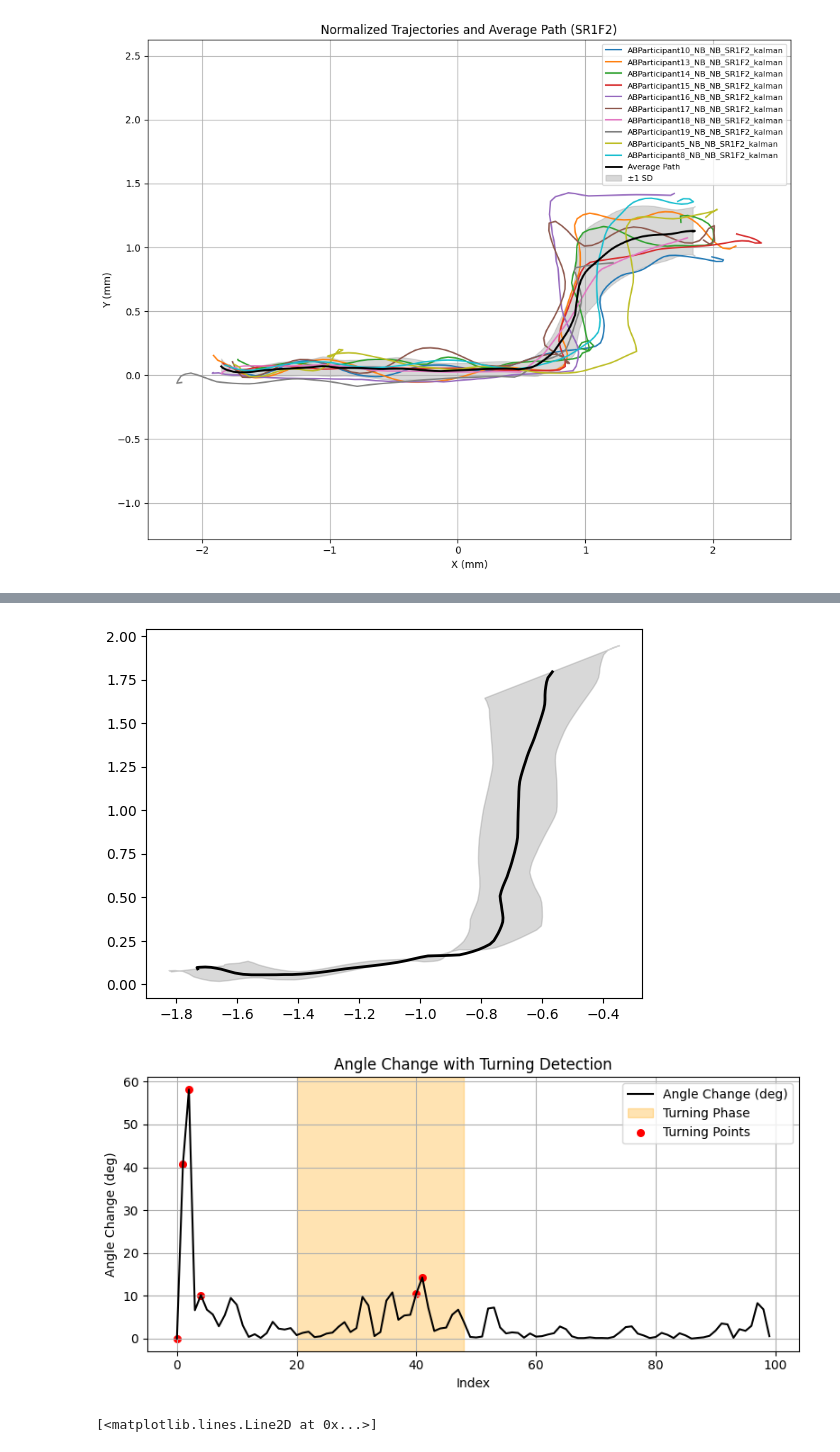
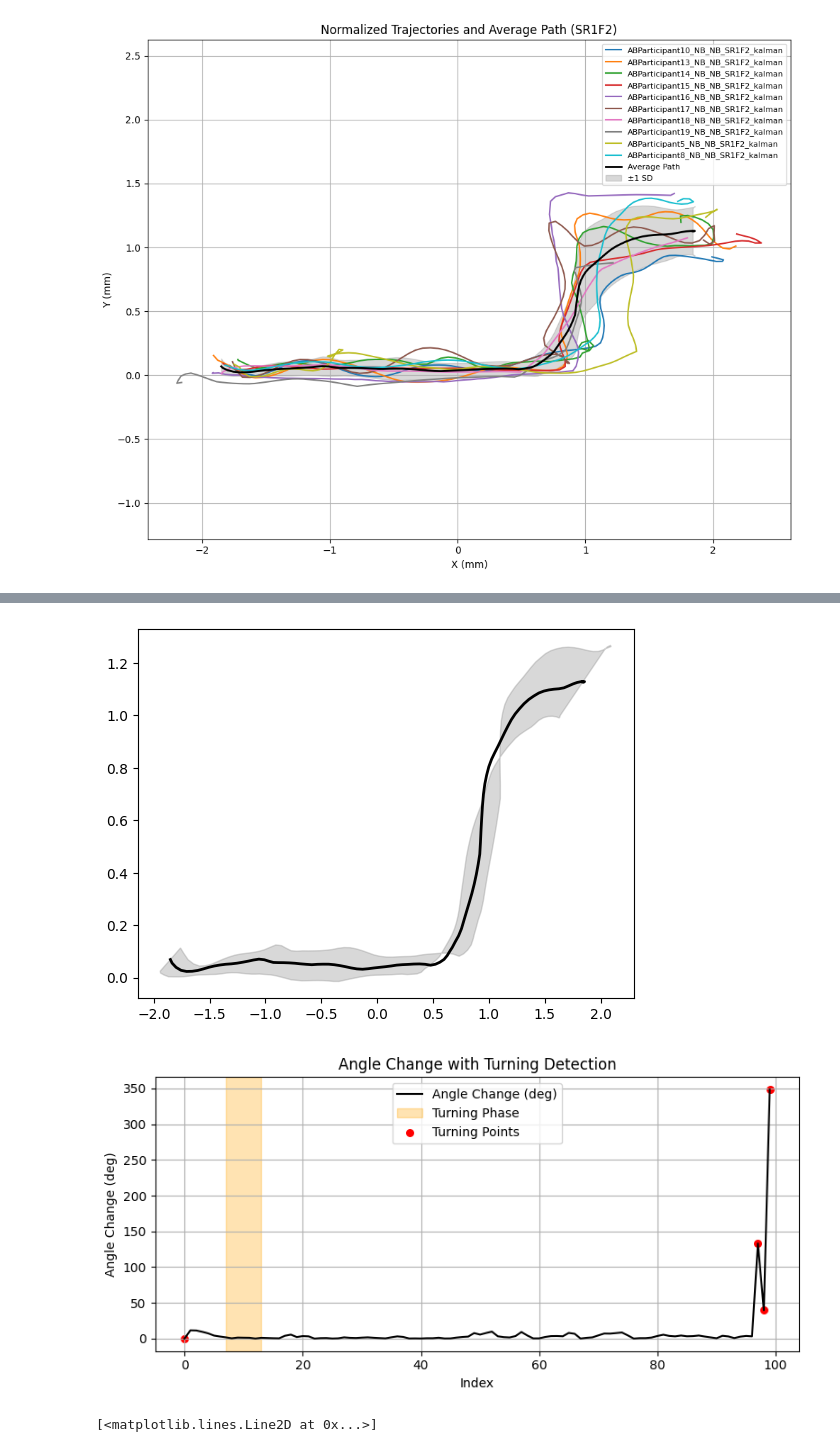
Before and after one commit to KylerHong/MoCap, a Jupyter notebook: MoCap.ipynb, the cells around one changed output, grey strips where cells are left out. Saved outputs shown, nothing was run; the diff lists cells and outputs as text; code cells hidden in the pictures.

```diff
--- a/MoCap.ipynb
+++ b/MoCap.ipynb
@@ -630,8 +630,9 @@ import numpy as np
 
 # === Load the average reference path for a given path_id ===
 save_dir = r"D:\Box Sync\00_BEAR_Lab\Projects\Kyler(Kihun) Hong\2nd_Braille Display\Final Participant Data\AB Participants\KalmanFiltered\Normalized"
+mac_dir = r"/Users/hongki/Box Sync/00_BEAR_Lab/Projects/Kyler(Kihun) Hong/2nd_Braille Display/Final Participant Data/AB Participants/KalmanFiltered/Normalized"
 
-average_csv_files = sorted([f for f in glob.glob(os.path.join(save_dir, "average_reference_path_*.csv"))])
+average_csv_files = sorted([f for f in glob.glob(os.path.join(mac_dir, "average_reference_path_*.csv"))])
 
 plt.figure(figsize=(10, 8))
 
@@ -641,6 +642,7 @@ plt.figure(figsize=(10, 8))
 #     plt.plot(df['X'], df['Y'], linewidth=1.2, label=label)
 
 # === Plot average path with 2D confidence envelope ===
+
 if len(average_csv_files) == 0:
     print("No average reference path found.")
 else:
@@ -701,7 +703,8 @@ normalized_trajectories = []
 
 save_dir = r"D:\Box Sync\00_BEAR_Lab\Projects\Kyler(Kihun) Hong\2nd_Braille Display\Final Participant Data\AB Participants\KalmanFiltered\Normalized"
 
-average_csv_files = sorted([f for f in glob.glob(os.path.join(save_dir, "average_reference_path_*.csv"))])
+average_csv_files = sorted([f for f in glob.glob(os.path.join(mac_dir, "average_reference_path_*.csv"))])
+
 
 for avg_file in average_csv_files:
     path_id = os.path.basename(avg_file).replace("average_reference_path_", "").replace(".csv", "")
@@ -769,11 +772,11 @@ for csv_file in csv_files:
 # %%
 save_dir = r"D:\Box Sync\00_BEAR_Lab\Projects\Kyler(Kihun) Hong\2nd_Braille Display\Final Participant Data\AB Participants\KalmanFiltered\Normalized"
 
-average_csv_files = sorted([f for f in glob.glob(os.path.join(save_dir, "average_reference_path_*.csv"))])
+average_csv_files = sorted([f for f in glob.glob(os.path.join(mac_dir, "average_reference_path_*.csv"))])
 
 for avg_file in average_csv_files:
     path_id = os.path.basename(avg_file).replace("average_reference_path_", "").replace(".csv", "")
-    if path_id == "1R":
+    if path_id == "SR1F2":
         avg_df = pd.read_csv(avg_file)
         upper_x = avg_df['X_CI_upper'].values
         upper_y = avg_df['Y_CI_upper'].values
@@ -902,11 +905,11 @@ plt.show()
 # %%
 save_dir = r"D:\Box Sync\00_BEAR_Lab\Projects\Kyler(Kihun) Hong\2nd_Braille Display\Final Participant Data\AB Participants\KalmanFiltered\Normalized"
 
-average_csv_files = sorted([f for f in glob.glob(os.path.join(save_dir, "average_reference_path_*.csv"))])
+average_csv_files = sorted([f for f in glob.glob(os.path.join(mac_dir, "average_reference_path_*.csv"))])
 
 for avg_file in average_csv_files:
     path_id = os.path.basename(avg_file).replace("average_reference_path_", "").replace(".csv", "")
-    if path_id == "1R":
+    if path_id == "SR1F2":
         avg_df = pd.read_csv(avg_file)
         upper_x = avg_df['X_CI_upper'].values
         upper_y = avg_df['Y_CI_upper'].values
@@ -920,7 +923,7 @@ for avg_file in average_csv_files:
         plt.plot(avg_df['X_mean'], avg_df['Y_mean'], color='black', linewidth=2, label=f'{path_id} Avg Path')
 
 
-def compute_two_turning_points(x, y, angle_threshold_deg=10):
+def compute_two_turning_points(x, y, angle_threshold_deg=10, min_turn_duration=5):
     dx = np.gradient(x)
     dy = np.gradient(y)
     angles = np.arctan2(dy, dx)
@@ -933,23 +936,43 @@ def compute_two_turning_points(x, y, angle_threshold_deg=10):
     # Turning onset: where angle change exceeds threshold
     onset_candidates = np.where(angle_change > angle_threshold_deg)[0]
     turning_onset = onset_candidates[0] if len(onset_candidates) > 0 else 0
+    turning_indices = []
+    for i in range(len(angle_change) - min_turn_duration):
+        window = angle_change[i:i + min_turn_duration]
+        if np.all(np.abs(window) > angle_threshold_deg / min_turn_duration):
+            turning_indices.append(i)
 
-    # Turning apex (peak curvature)
-    ddx = np.gradient(dx)
-    ddy = np.gradient(dy)
-    curvature = np.abs(dx * ddy - dy * ddx) / (dx**2 + dy**2)**1.5
-    curvature[np.isnan(curvature)] = 0
-    turning_apex = np.argmax(curvature)
+    # Step 5: Extract two turning points (start of 1st and 2nd turn regions)
+    turning_onsets = []
+    if turning_indices:
+        turning_onsets.append(turning_indices[0])
+        for idx in turning_indices:
+            if idx - turning_onsets[-1] > min_turn_duration:
+                turning_onsets.append(idx)
+                break
 
     return {
-        "onset_index": turning_onset,
-        "onset_point": (x[turning_onset], y[turning_onset]),
-        "apex_index": turning_apex,
-        "apex_point": (x[turning_apex], y[turning_apex]),
-        "angle_deg": angles_deg,
+        "heading_deg": angles_deg,
         "angle_change": angle_change,
-        "curvature": curvature
+        "turning_onsets": turning_onsets
     }
+
+    # # Turning apex (peak curvature)
+    # ddx = np.gradient(dx)
+    # ddy = np.gradient(dy)
+    # curvature = np.abs(dx * ddy - dy * ddx) / (dx**2 + dy**2)**1.5
+    # curvature[np.isnan(curvature)] = 0
+    # turning_apex = np.argmax(curvature)
+
+    # return {
+    #     "onset_index": turning_onset,
+    #     "onset_point": (x[turning_onset], y[turning_onset]),
+    #     "apex_index": turning_apex,
+    #     "apex_point": (x[turning_apex], y[turning_apex]),
+    #     "angle_deg": angles_deg,
+    #     "angle_change": angle_change,
+    #     "curvature": curvature
+    # }
 
 results3 = compute_two_turning_points(avg_df['X_mean'].values, avg_df['Y_mean'].values)
 
@@ -959,10 +982,10 @@ print(angle_change)
 # Plot it (optional)
 plt.figure(figsize=(8, 4))
 plt.plot(angle_change, label='Angle Change (deg)', color='black')
-print(results2['turning_indices'])
-print(angle_change[results2['turning_indices']], angle_change[results2['turning_indices']])
+
 # Highlight turning phase from heading angle
 plt.axvspan(result['turn_start_index'], result['turn_end_index'], color='orange', alpha=0.3, label='Turning Phase')
+
 
 # Mark high-curvature turning indices
 plt.scatter([results2['turning_indices']], angle_change[results2['turning_indices']],
@@ -998,5 +1021,5 @@ plt.show()
-[figure, old version]
+[figure, new version]
-[figure, old version]
+[figure, new version]
 # %%
 import matplotlib.pyplot as plt
 
```
Also changed, not shown: parts of 4 cells of this notebook, 34 other files.
